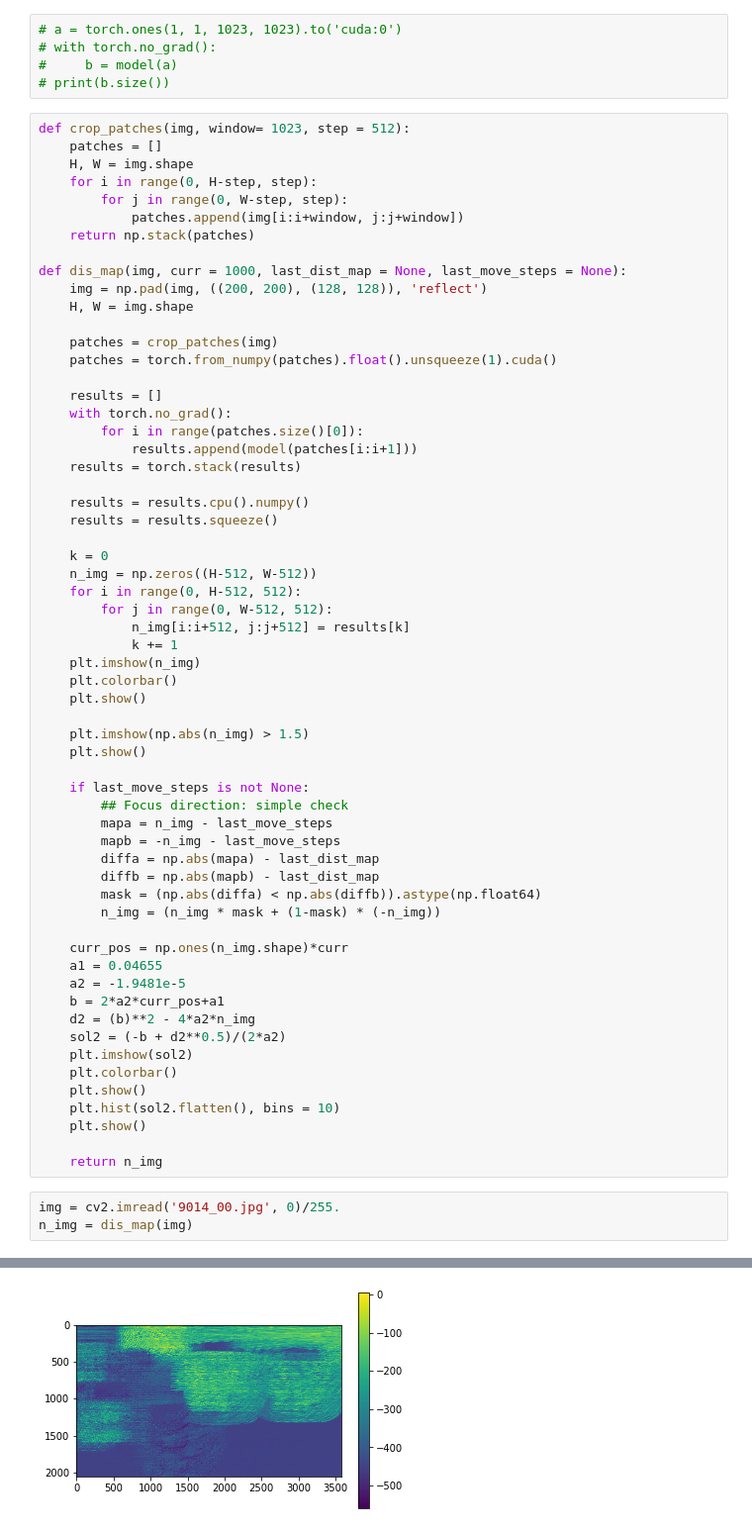
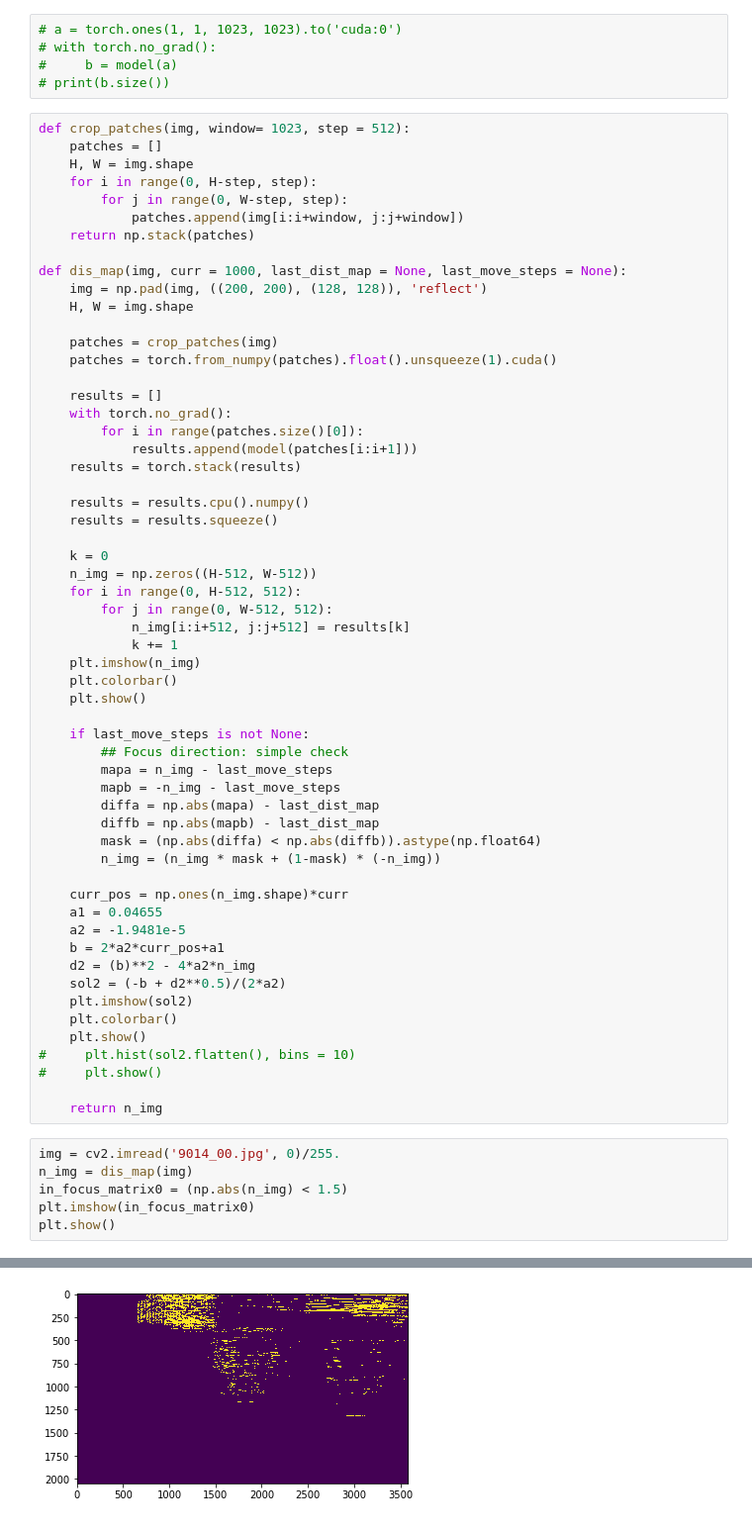
Before and after one commit to cianhwang/autofocus-stacking, a Jupyter notebook: autofocus-tf2torch.ipynb, the cells around one changed output, grey strips where cells are left out. Shown at 99% size. Drawn from its saved outputs; the diff is of its cells as text.

```diff
--- a/autofocus-tf2torch.ipynb
+++ b/autofocus-tf2torch.ipynb
@@ -111,9 +111,6 @@ def dis_map(img, curr = 1000, last_dist_map = None, last_move_steps = None):
     plt.colorbar()
     plt.show()
 
-    plt.imshow(np.abs(n_img) > 1.5)
-    plt.show()
-
     if last_move_steps is not None:
         ## Focus direction: simple check
         mapa = n_img - last_move_steps
@@ -132,12 +129,15 @@ def dis_map(img, curr = 1000, last_dist_map = None, last_move_steps = None):
     plt.imshow(sol2)
     plt.colorbar()
     plt.show()
-    plt.hist(sol2.flatten(), bins = 10)
-    plt.show()
+#     plt.hist(sol2.flatten(), bins = 10)
+#     plt.show()
 
     return n_img
 # %%
 img = cv2.imread('9014_00.jpg', 0)/255.
 n_img = dis_map(img)
+in_focus_matrix0 = (np.abs(n_img) < 1.5)
+plt.imshow(in_focus_matrix0)
+plt.show()
 # %% [output]
 [figure]
@@ -145 +145 @@ n_img = dis_map(img)
-[figure, old version]
+[figure, new version]
```
Also changed, not shown: parts of 6 cells of this notebook.
